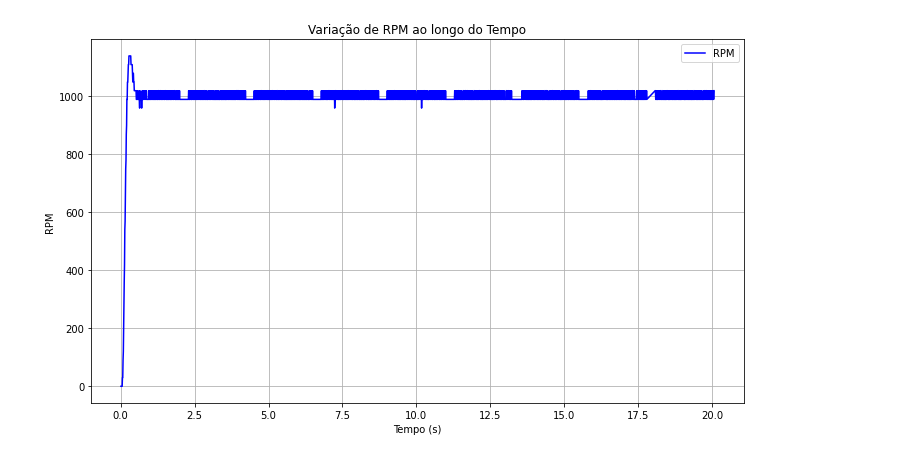
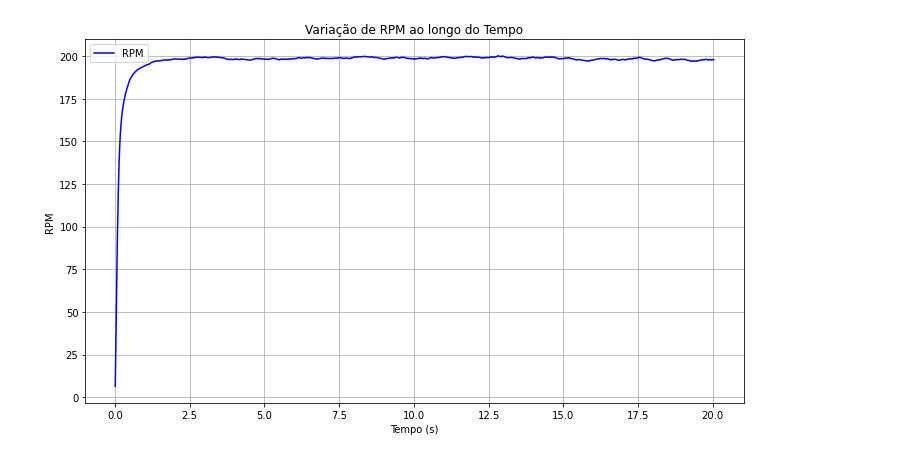
Before and after one commit to Camandaroba06/coleta_dados_labControle, a Jupyter notebook: plot_dados_motor.ipynb, the cells around one changed output. Cells and saved outputs as stored; diff of their text form; code cells hidden in the pictures.

```diff
--- a/plot_dados_motor.ipynb
+++ b/plot_dados_motor.ipynb
@@ -3,27 +3,28 @@ import pandas as pd
 import matplotlib.pyplot as plt
 import plotly.express as px
 # %%
-dados = pd.read_csv('dados_1000RPM.csv')
+dados = pd.read_csv('dados.csv')
+# dados = pd.read_csv('dados_1000RPM.csv')
 
 
 tempo = dados['Tempo (s)']
 rpm = dados['RPM']
 
 plt.figure(figsize=(10, 6))
 plt.plot(tempo, rpm, linestyle='-', color='b', label='RPM')
 plt.title('Variação de RPM ao longo do Tempo')
 plt.xlabel('Tempo (s)')
 plt.ylabel('RPM')
 plt.grid(True)
 plt.legend()
 plt.tight_layout()
 
 
 
 
 plt.show()
 # %% [output]
-[figure, old version]
+[figure, new version]
 # %%
 fig = px.line(dados, x='Tempo (s)', y='RPM', title='Variação de RPM ao longo do Tempo')
 fig.update_xaxes(title='Tempo (s)')
```
Also changed, not shown: 3 other files.
